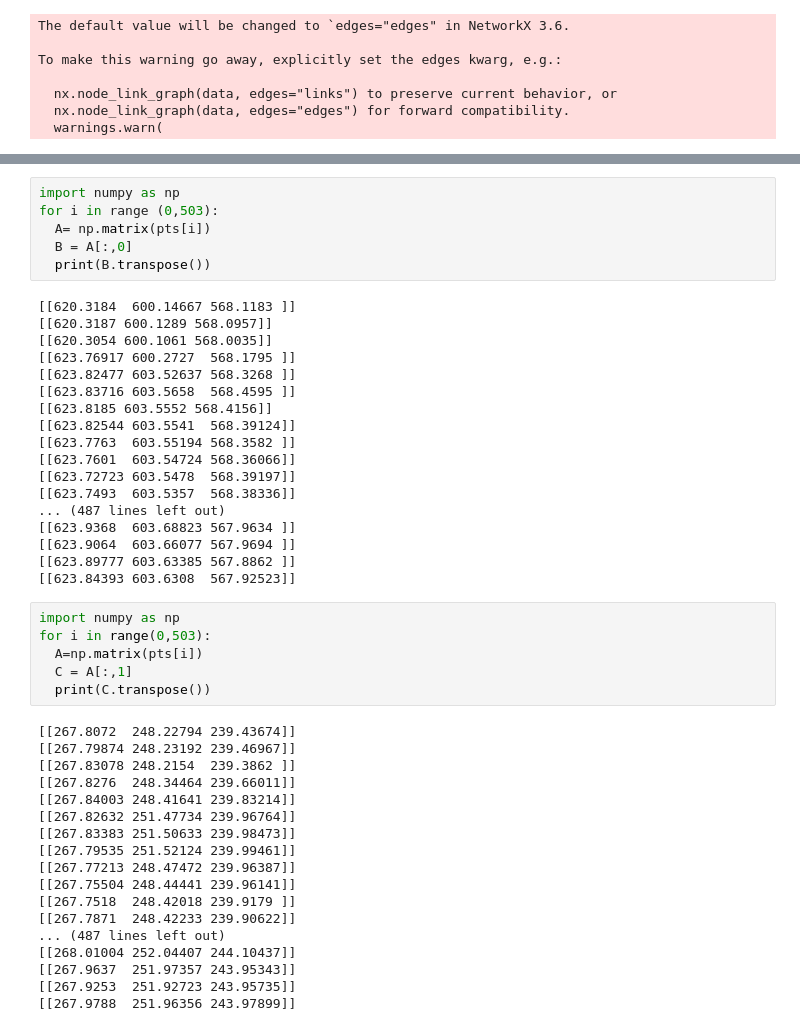
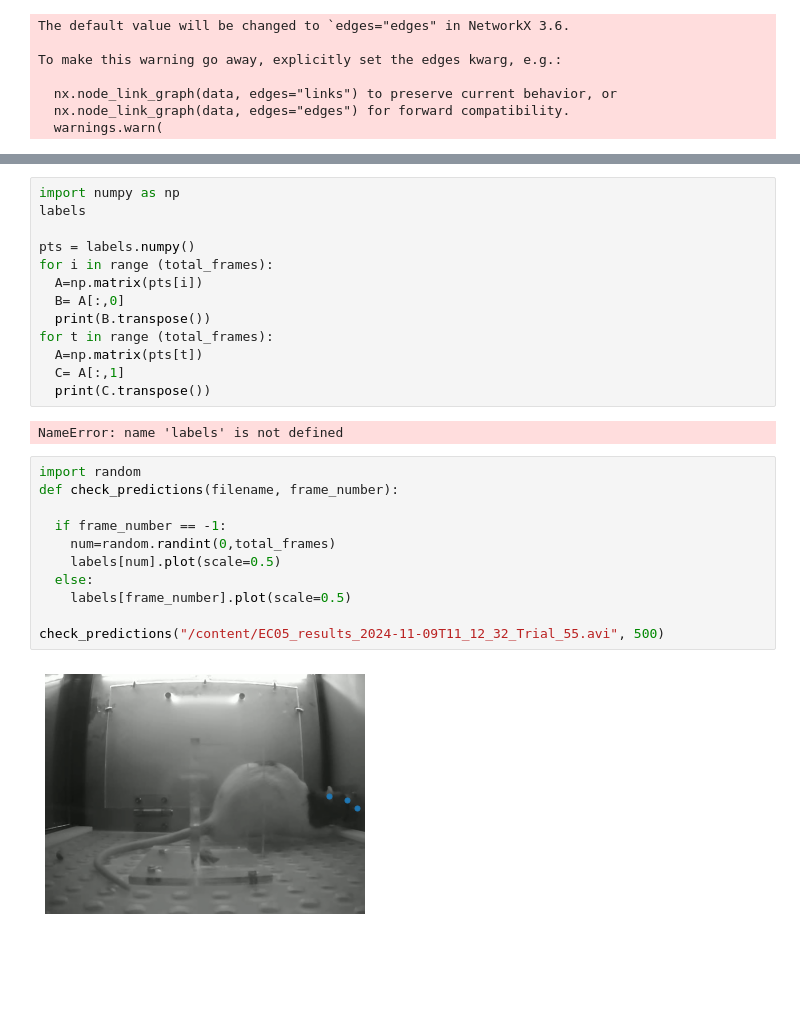
Before and after one commit to autheblanc/skills-introduction-to-github, a Jupyter notebook: 1201_prediction_analysis.ipynb, the cells around one changed output, grey strips where cells are left out. Drawn from its saved outputs; the diff is of its cells as text; blank space fills up the shorter version.

```diff
--- a/1201_prediction_analysis.ipynb
+++ b/1201_prediction_analysis.ipynb
@@ -209,48 +128,28 @@ print(pts)
 # %%
 import numpy as np
-for i in range (0,503):
-  A= np.matrix(pts[i])
-  B = A[:,0]
+labels
+
+pts = labels.numpy()
+for i in range (total_frames):
+  A=np.matrix(pts[i])
+  B= A[:,0]
   print(B.transpose())
+for t in range (total_frames):
+  A=np.matrix(pts[t])
+  C= A[:,1]
+  print(C.transpose())
 # %% [output]
-[[620.3184  600.14667 568.1183 ]]
-[[620.3187 600.1289 568.0957]]
-[[620.3054 600.1061 568.0035]]
-[[623.76917 600.2727  568.1795 ]]
-[[623.82477 603.52637 568.3268 ]]
-[[623.83716 603.5658  568.4595 ]]
-[[623.8185 603.5552 568.4156]]
-[[623.82544 603.5541  568.39124]]
-[[623.7763  603.55194 568.3582 ]]
-[[623.7601  603.54724 568.36066]]
-[[623.72723 603.5478  568.39197]]
-[[623.7493  603.5357  568.38336]]
-... (487 lines left out)
-[[623.9368  603.68823 567.9634 ]]
-[[623.9064  603.66077 567.9694 ]]
-[[623.89777 603.63385 567.8862 ]]
-[[623.84393 603.6308  567.92523]]
+NameError: name 'labels' is not defined
-# %%
-import numpy as np
-for i in range(0,503):
-  A=np.matrix(pts[i])
-  C = A[:,1]
-  print(C.transpose())
-# %% [output]
-[[267.8072  248.22794 239.43674]]
-[[267.79874 248.23192 239.46967]]
-[[267.83078 248.2154  239.3862 ]]
-[[267.8276  248.34464 239.66011]]
-[[267.84003 248.41641 239.83214]]
-[[267.82632 251.47734 239.96764]]
-[[267.83383 251.50633 239.98473]]
-[[267.79535 251.52124 239.99461]]
-[[267.77213 248.47472 239.96387]]
-[[267.75504 248.44441 239.96141]]
-[[267.7518  248.42018 239.9179 ]]
-[[267.7871  248.42233 239.90622]]
-... (487 lines left out)
-[[268.01004 252.04407 244.10437]]
-[[267.9637  251.97357 243.95343]]
-[[267.9253  251.92723 243.95735]]
-[[267.9788  251.96356 243.97899]]
+# %%
+import random
+def check_predictions(filename, frame_number):
+
+  if frame_number == -1:
+    num=random.randint(0,total_frames)
+    labels[num].plot(scale=0.5)
+  else:
+    labels[frame_number].plot(scale=0.5)
+
+check_predictions("/content/EC05_results_2024-11-09T11_12_32_Trial_55.avi", 500)
+# %% [output]
+[figure, added]
```
Also changed, not shown: parts of 11 cells of this notebook.
